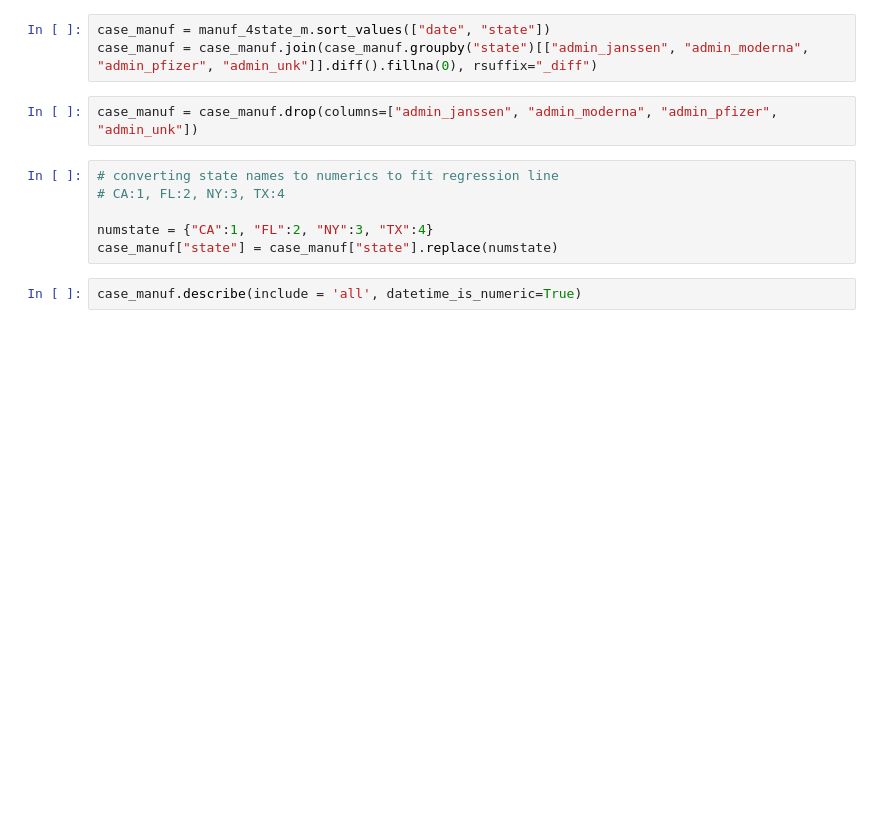
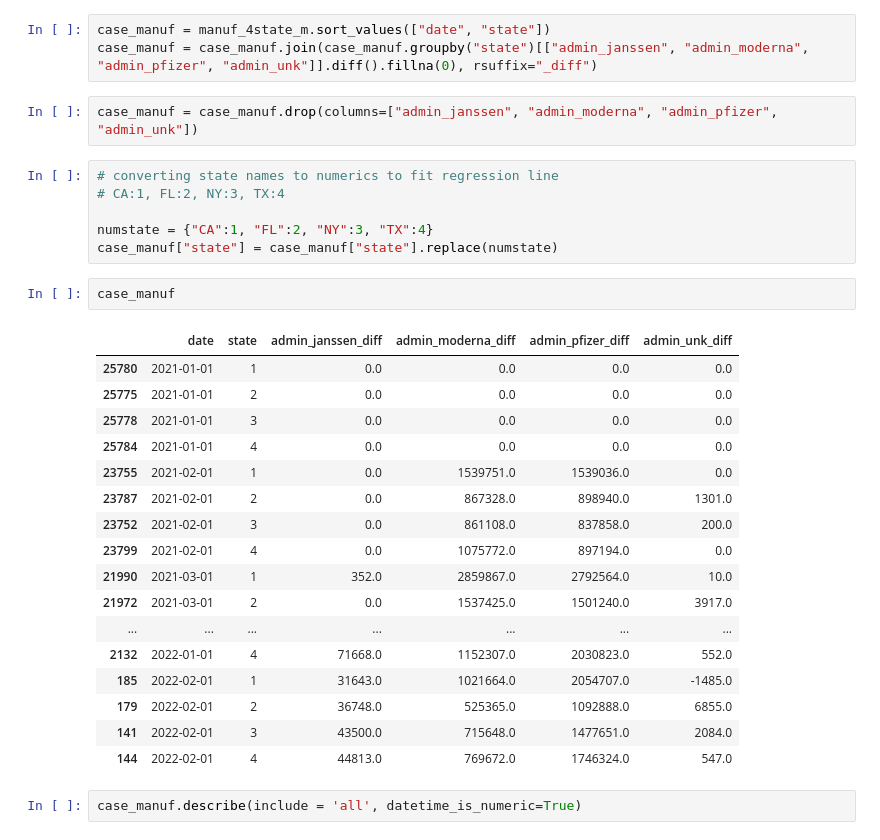
Before and after one commit to atwahl/team_55, a Jupyter notebook: analysis_modeling.ipynb, the cells around one changed output. Saved outputs shown, nothing was run; the diff lists cells and outputs as text; blank space fills up the shorter version.

```diff
--- a/analysis_modeling.ipynb
+++ b/analysis_modeling.ipynb
@@ -486,12 +488,32 @@ case_manuf = manuf_4state_m.sort_values(["date", "state"])
 case_manuf = case_manuf.join(case_manuf.groupby("state")[["admin_janssen", "admin_moderna", "admin_pfizer", "admin_unk"]].diff().fillna(0), rsuffix="_diff")
 # %%
 case_manuf = case_manuf.drop(columns=["admin_janssen", "admin_moderna", "admin_pfizer", "admin_unk"])
-# %%
-# converting state names to numerics to fit regression line
-# CA:1, FL:2, NY:3, TX:4
-
-numstate = {"CA":1, "FL":2, "NY":3, "TX":4}
-case_manuf["state"] = case_manuf["state"].replace(numstate)
+# %%
+# converting state names to numerics to fit regression line
+# CA:1, FL:2, NY:3, TX:4
+
+numstate = {"CA":1, "FL":2, "NY":3, "TX":4}
+case_manuf["state"] = case_manuf["state"].replace(numstate)
+# %%
+case_manuf
+# %% [output]
+|  | date | state | admin_janssen_diff | admin_moderna_diff | admin_pfizer_diff | admin_unk_diff |
+| 25780 | 2021-01-01 | 1 | 0.0 | 0.0 | 0.0 | 0.0 |
+| 25775 | 2021-01-01 | 2 | 0.0 | 0.0 | 0.0 | 0.0 |
+| 25778 | 2021-01-01 | 3 | 0.0 | 0.0 | 0.0 | 0.0 |
+| 25784 | 2021-01-01 | 4 | 0.0 | 0.0 | 0.0 | 0.0 |
+| 23755 | 2021-02-01 | 1 | 0.0 | 1539751.0 | 1539036.0 | 0.0 |
+| 23787 | 2021-02-01 | 2 | 0.0 | 867328.0 | 898940.0 | 1301.0 |
+| 23752 | 2021-02-01 | 3 | 0.0 | 861108.0 | 837858.0 | 200.0 |
+| 23799 | 2021-02-01 | 4 | 0.0 | 1075772.0 | 897194.0 | 0.0 |
+| 21990 | 2021-03-01 | 1 | 352.0 | 2859867.0 | 2792564.0 | 10.0 |
+| 21972 | 2021-03-01 | 2 | 0.0 | 1537425.0 | 1501240.0 | 3917.0 |
+| ... | ... | ... | ... | ... | ... | ... |
+| 2132 | 2022-01-01 | 4 | 71668.0 | 1152307.0 | 2030823.0 | 552.0 |
+| 185 | 2022-02-01 | 1 | 31643.0 | 1021664.0 | 2054707.0 | -1485.0 |
+| 179 | 2022-02-01 | 2 | 36748.0 | 525365.0 | 1092888.0 | 6855.0 |
+| 141 | 2022-02-01 | 3 | 43500.0 | 715648.0 | 1477651.0 | 2084.0 |
+| 144 | 2022-02-01 | 4 | 44813.0 | 769672.0 | 1746324.0 | 547.0 |
 # %%
 case_manuf.describe(include = 'all', datetime_is_numeric=True)
 # %% [output]
```
Also changed, not shown: parts of 11 cells of this notebook.
